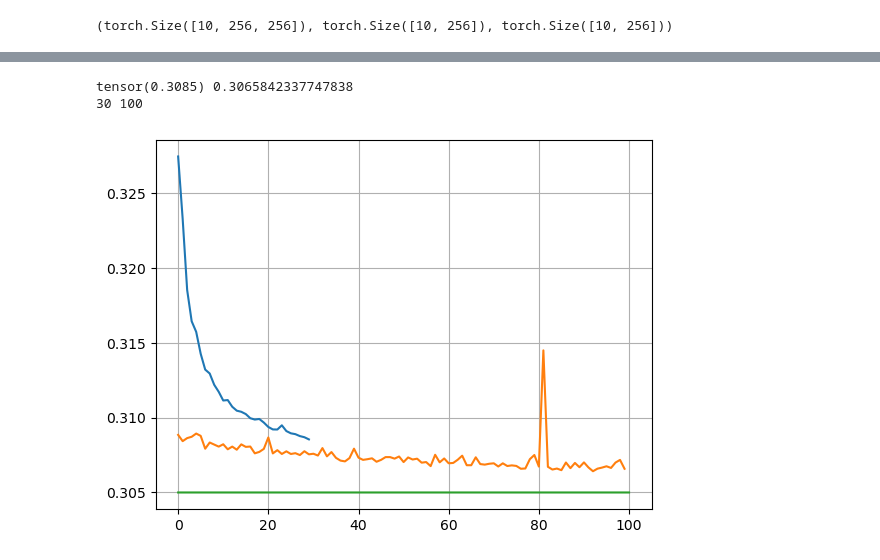
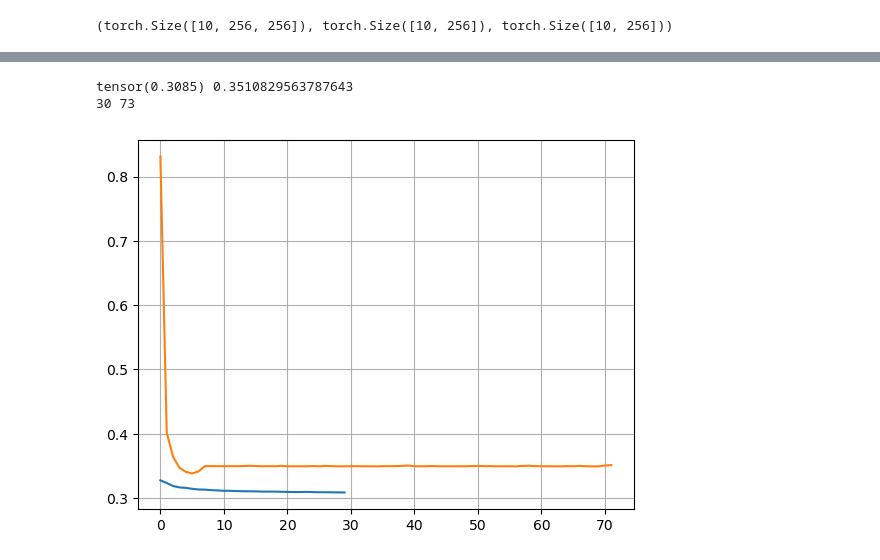
Before and after one commit to felsager/vae_lung_tumor_segmentation, a Jupyter notebook: notebooks/vae_model_2.ipynb, the cells around one changed output, grey strips where cells are left out. Drawn from its saved outputs; the diff is of its cells as text; code cells hidden in the pictures.

```diff
--- a/notebooks/vae_model_2.ipynb
+++ b/notebooks/vae_model_2.ipynb
@@ -154,7 +154,7 @@ def make_loaders_2():
     dev_loader = D.DataLoader(dev_data, batch_size=batch_size, shuffle=True, num_workers=no_workers)
     return train_loader, dev_loader
 # %%
-def train_epoch(model, optimizer, train_loader):
+def train_epoch(model, optimizer):
     model.train()
     losses = 0
     for i in torch.randperm(9):
@@ -166,7 +166,6 @@ def train_epoch(model, optimizer, train_loader):
             x_hat, mu, log_var = model.forward(x)
             loss = loss_fn(x, x_hat, mu, log_var)
             loss.backward()
-            # plot_grad_flow(model.named_parameters())
             optimizer.step()
             losses += loss.item()
     loader_length = 10*len(train_loader) # 10 chunks
@@ -195,7 +194,7 @@ B.shape, mu_B.shape, log_sigma_B.shape
 # %%
 lr = 0.005
 model = model.to(device)
-optimizer = optim.AdamW(model.parameters(), lr=lr, betas=(0.9, 0.999), weight_decay=0.01)
+optimizer = optim.AdamW(model.parameters(), lr=lr, betas=(0.8, 0.999), weight_decay=0.01)
 # %%
 train_losses = []
 dev_losses = []
@@ -206,13 +205,10 @@ dev_losses = []
 from timeit import default_timer as timer
 NUM_EPOCHS = 100
 
-#train_loader, dev_loader = make_loaders()
-#train_loader, dev_loader = make_loaders_2()
-train_loader = make_train_loader(0)
 dev_loader = make_dev_loader()
 for epoch in range(1, NUM_EPOCHS+1):
     start_time = timer()
-    train_loss = train_epoch(model, optimizer, train_loader)
+    train_loss = train_epoch(model, optimizer)
     train_losses.append(train_loss)
     end_time = timer()
     dev_loss = evaluate(model, dev_loader)
@@ -245,18 +217,18 @@ plt.plot(lrs)
 # %%
-torch.save(model, '../saved_models/model_28')
-torch.save(torch.Tensor(train_losses), '../losses/train_losses_model_29')
-torch.save(torch.Tensor(dev_losses), '../losses/dev_losses_model_29')
-dev_losses_2 = torch.load('../losses/dev_losses_model_28')
+model_no = 30
+torch.save(model, f'../saved_models/model_{model_no}')
+torch.save(torch.Tensor(train_losses), f'../losses/train_losses_model_{model_no}')
+torch.save(torch.Tensor(dev_losses), f'../losses/dev_losses_model_{model_no}')
+dev_losses_2 = torch.load(f'../losses/dev_losses_model_{model_no-1}')
 print(dev_losses_2[-1], dev_losses[-1])
 print(len(dev_losses_2), len(dev_losses))
 plt.plot((dev_losses_2))
-plt.plot((dev_losses))
-plt.plot(np.linspace(0, 100, len(lrs)), np.array(lrs)+0.3)
+plt.plot((dev_losses[1:]))
 plt.grid()
 # %% [output]
-tensor(0.3085) 0.3065842337747838
-30 100
+tensor(0.3085) 0.3510829563787643
+30 73
-[figure, old version]
+[figure, new version]
 # %%
 model.eval()
 x_test = next(iter(dev_loader))[0].view(1, 256, 256).to(device)
```
Also changed, not shown: parts of 4 cells of this notebook, 7 other files.
